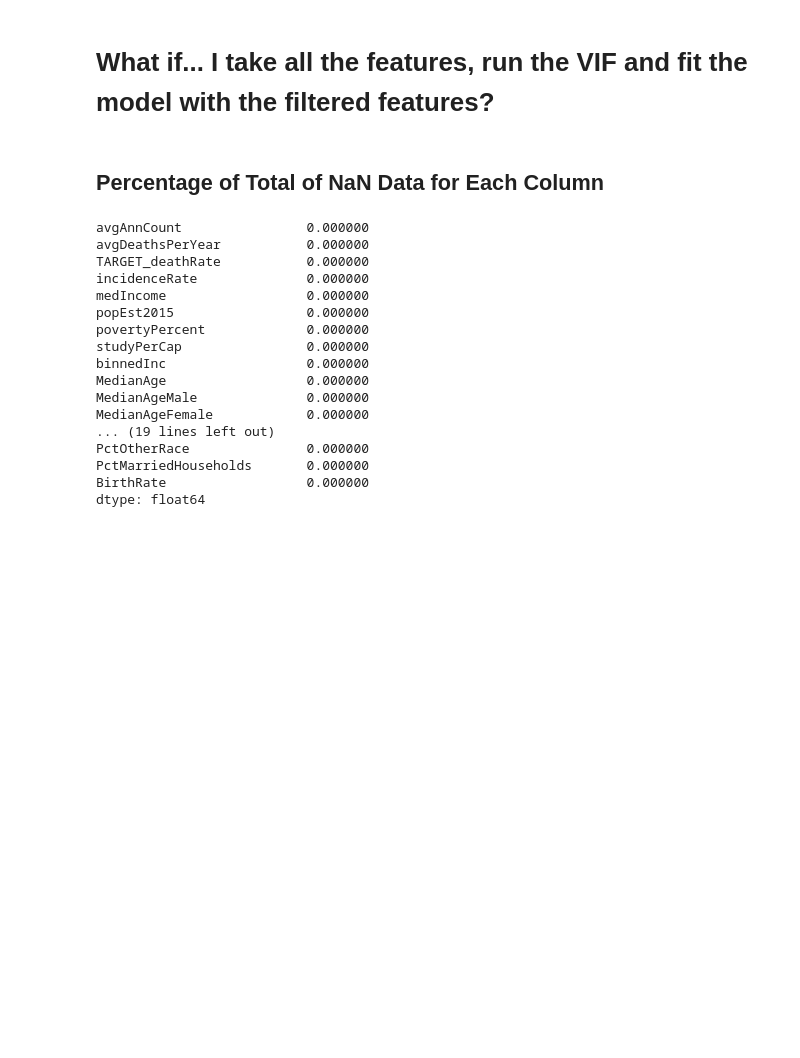
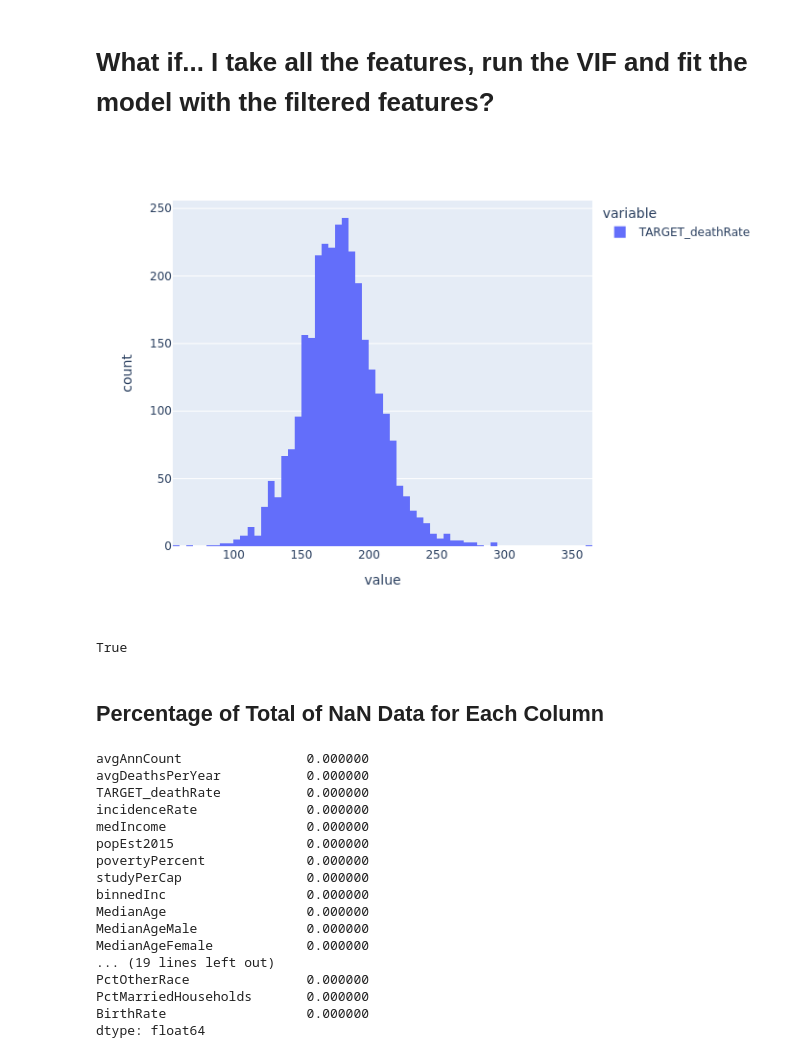
Before and after one commit to HeyLucasLeao/ols-regression-challenge, a Jupyter notebook: experimental_modelling.ipynb, the cells around one changed output. Saved outputs shown, nothing was run; the diff lists cells and outputs as text; code cells hidden in the pictures; blank space fills up the shorter version.

```diff
--- a/experimental_modelling.ipynb
+++ b/experimental_modelling.ipynb
@@ -18,6 +19,15 @@ from sklearn.metrics import mean_squared_error, r2_score
 df = pd.read_csv("./data/cancer_reg.csv", encoding='iso-8859-1')
 # %%
 df = df[df['MedianAge'] <= 90]
+# %%
+fig = px.histogram(df["TARGET_deathRate"])
+fig.show("png")
+# %% [output]
+[figure, added]
+# %%
+df["TARGET_deathRate"].var() > df["TARGET_deathRate"].mean()
+# %% [output]
+True
 # %%
 def corr_heatmap(df, width=1600, height=1600, fig_type=None):
     """
```
Also changed, not shown: parts of 5 cells of this notebook.
